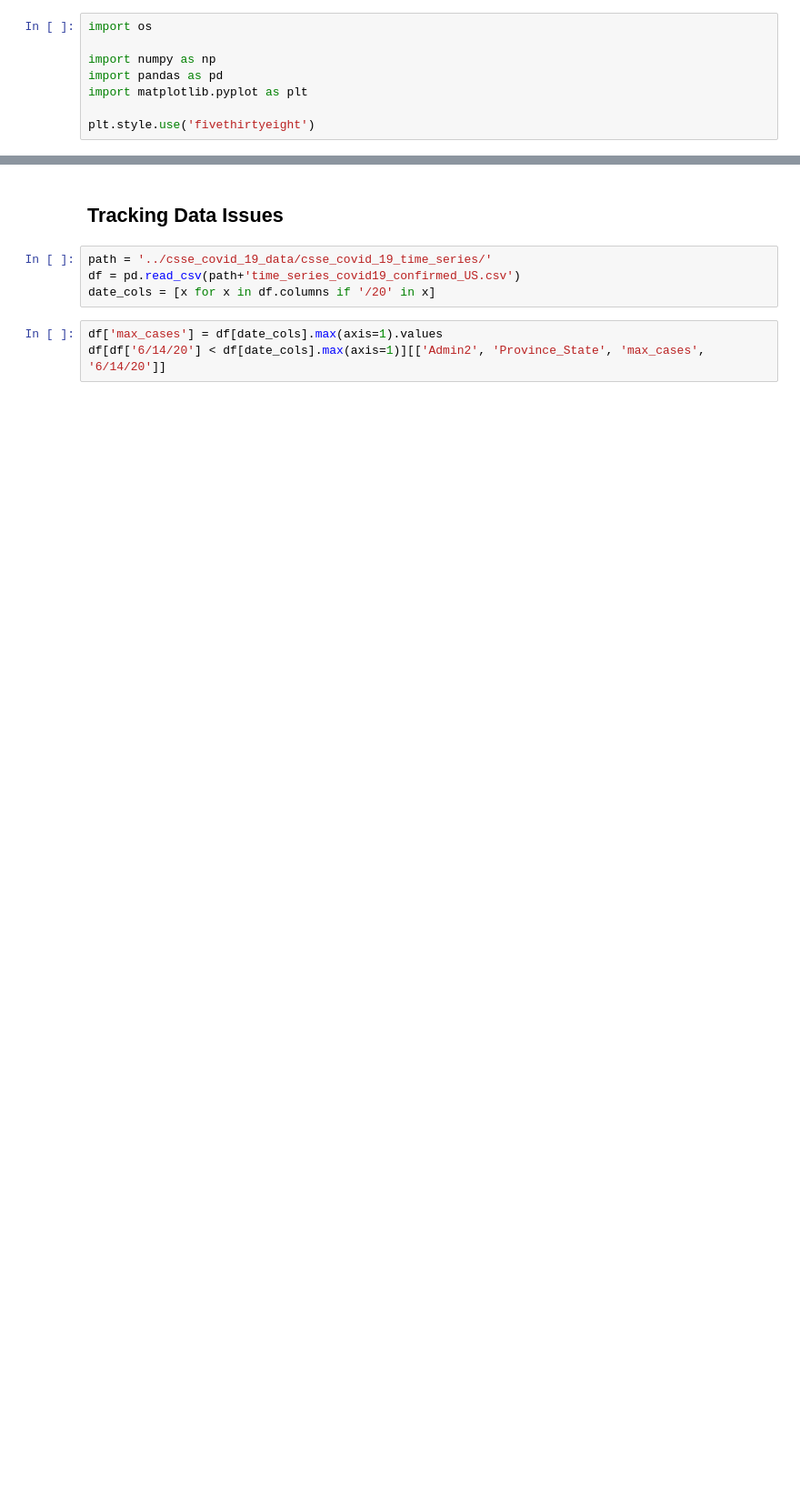
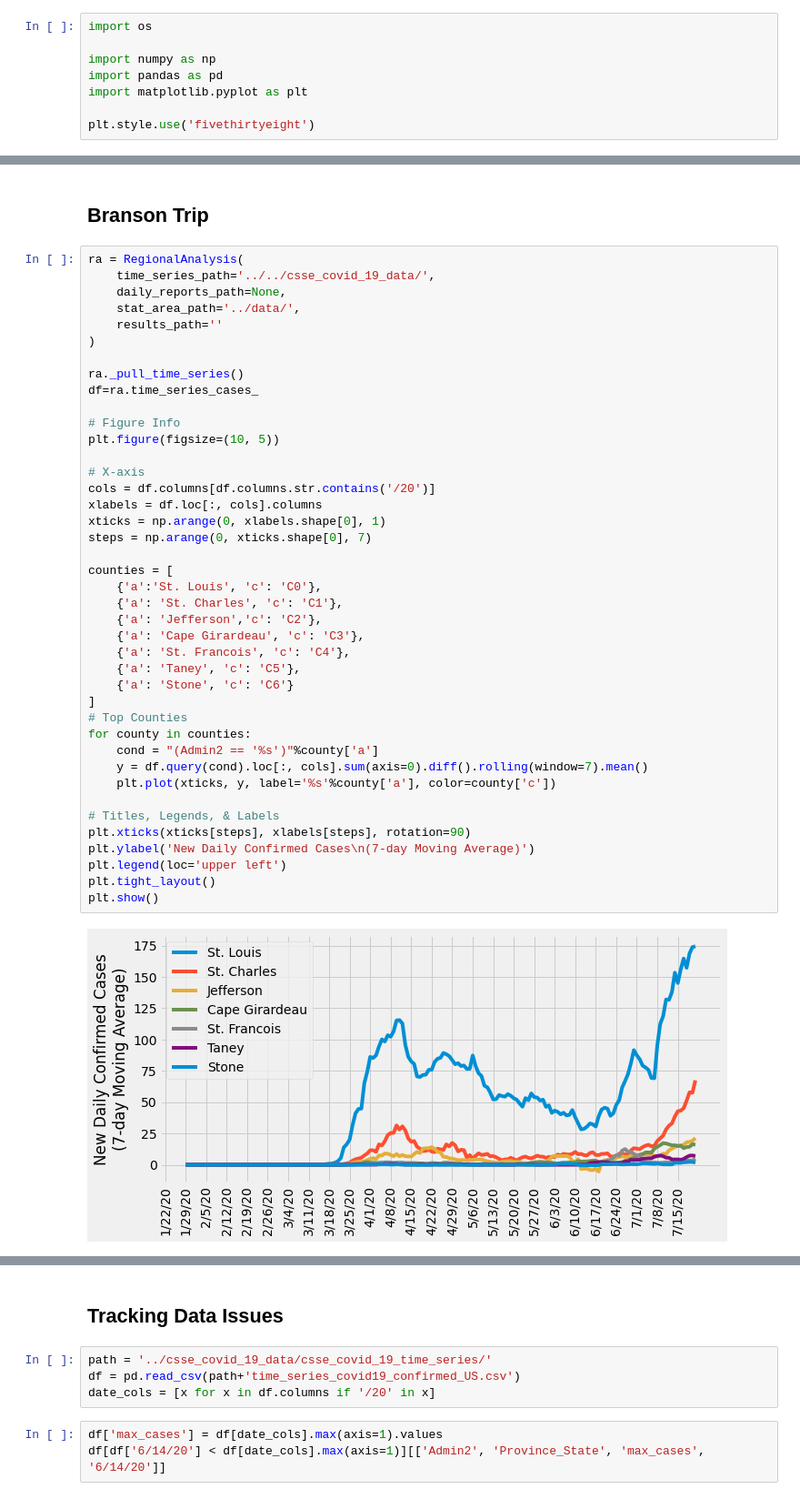
Before and after one commit to ajvogt/COVID-19, a Jupyter notebook: ajvogt-analysis/data-exploration/missouri_data_exploration.ipynb, the cells around one changed output, grey strips where cells are left out. Shown: that part at 91% size. Cells and saved outputs as stored; diff of their text form; blank space fills up the shorter version.

Commit message:
side county analysis update

```diff
--- a/ajvogt-analysis/data-exploration/missouri_data_exploration.ipynb
+++ b/ajvogt-analysis/data-exploration/missouri_data_exploration.ipynb
@@ -8,0 +62,45 @@ plt.style.use('fivethirtyeight')
+# %% [markdown]
+## Branson Trip
+# %%
+ra = RegionalAnalysis(
+    time_series_path='../../csse_covid_19_data/',
+    daily_reports_path=None,
+    stat_area_path='../data/',
+    results_path=''
+)
+
+ra._pull_time_series()
+df=ra.time_series_cases_
+
+# Figure Info
+plt.figure(figsize=(10, 5))
+
+# X-axis
+cols = df.columns[df.columns.str.contains('/20')]
+xlabels = df.loc[:, cols].columns
+xticks = np.arange(0, xlabels.shape[0], 1)
+steps = np.arange(0, xticks.shape[0], 7)
+
+counties = [
+    {'a':'St. Louis', 'c': 'C0'},
+    {'a': 'St. Charles', 'c': 'C1'},
+    {'a': 'Jefferson','c': 'C2'},
+    {'a': 'Cape Girardeau', 'c': 'C3'},
+    {'a': 'St. Francois', 'c': 'C4'},
+    {'a': 'Taney', 'c': 'C5'},
+    {'a': 'Stone', 'c': 'C6'}
+]
+# Top Counties
+for county in counties:
+    cond = "(Admin2 == '%s')"%county['a']
+    y = df.query(cond).loc[:, cols].sum(axis=0).diff().rolling(window=7).mean()
+    plt.plot(xticks, y, label='%s'%county['a'], color=county['c'])
+
+# Titles, Legends, & Labels
+plt.xticks(xticks[steps], xlabels[steps], rotation=90)
+plt.ylabel('New Daily Confirmed Cases\n(7-day Moving Average)')
+plt.legend(loc='upper left')
+plt.tight_layout()
+plt.show()
+# %% [output]
+[figure, added]
```
Also changed, not shown: parts of 2 cells of this notebook, 2 other files.
